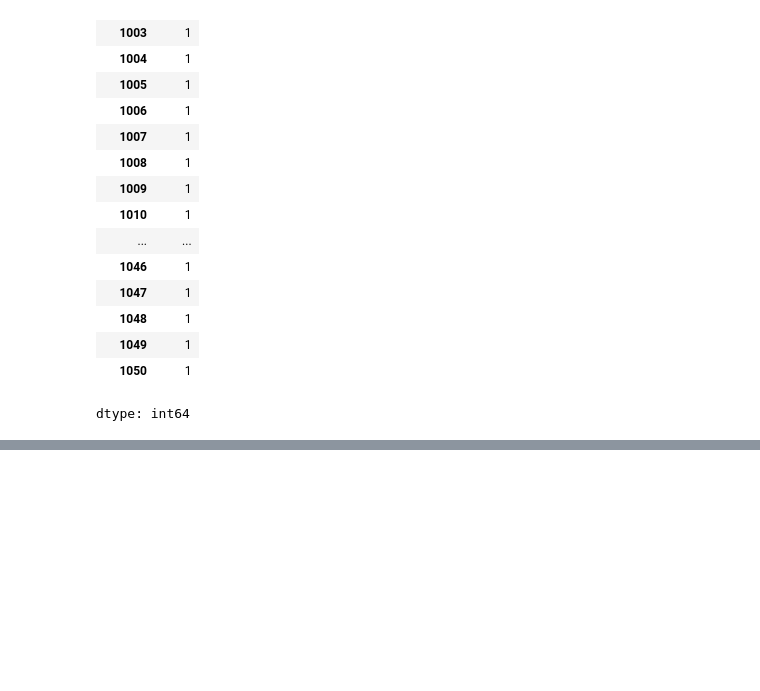
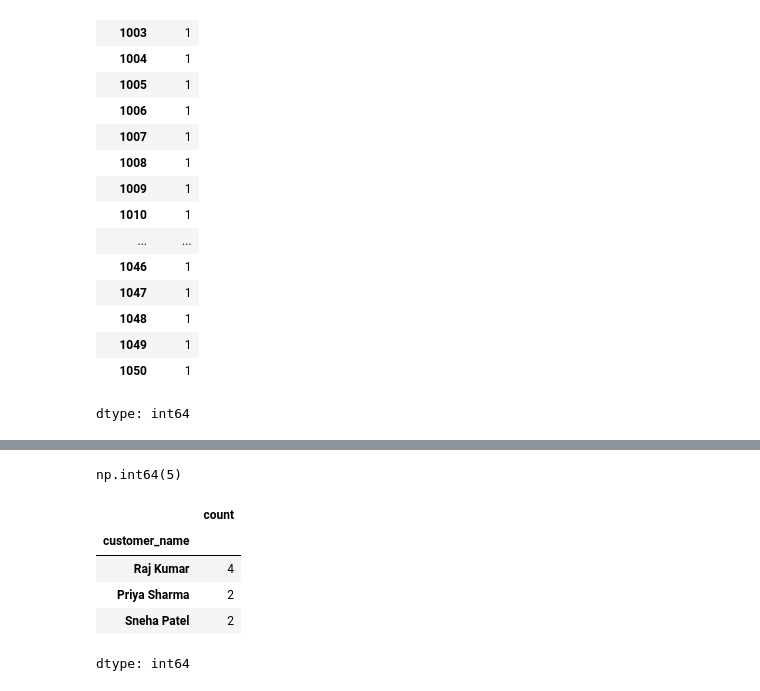
Before and after one commit to SandhuruT/Data_Science_01, a Jupyter notebook: Data_Science_04.ipynb, the cells around one changed output, grey strips where cells are left out. Drawn from its saved outputs; the diff is of its cells as text; code cells hidden in the pictures; blank space fills up the shorter version.

Commit message:
duplicate values

```diff
--- a/Data_Science_04.ipynb
+++ b/Data_Science_04.ipynb
@@ -116,0 +126,15 @@ dtype: int64
+# %%
+columns = ["customer_name","city","product_category","quantity","unit_price","order_date"]
+
+messy_dt.duplicated(subset = columns).sum()
+# %% [output]
+np.int64(5)
+# %%
+messy_dt[messy_dt.duplicated(subset = columns,keep=False)].value_counts("customer_name")
+# %% [output]
+|  | count |
+| customer_name |  |
+| Raj Kumar | 4 |
+| Priya Sharma | 2 |
+| Sneha Patel | 2 |
+dtype: int64
```
Also changed, not shown: parts of 1 cell of this notebook.
